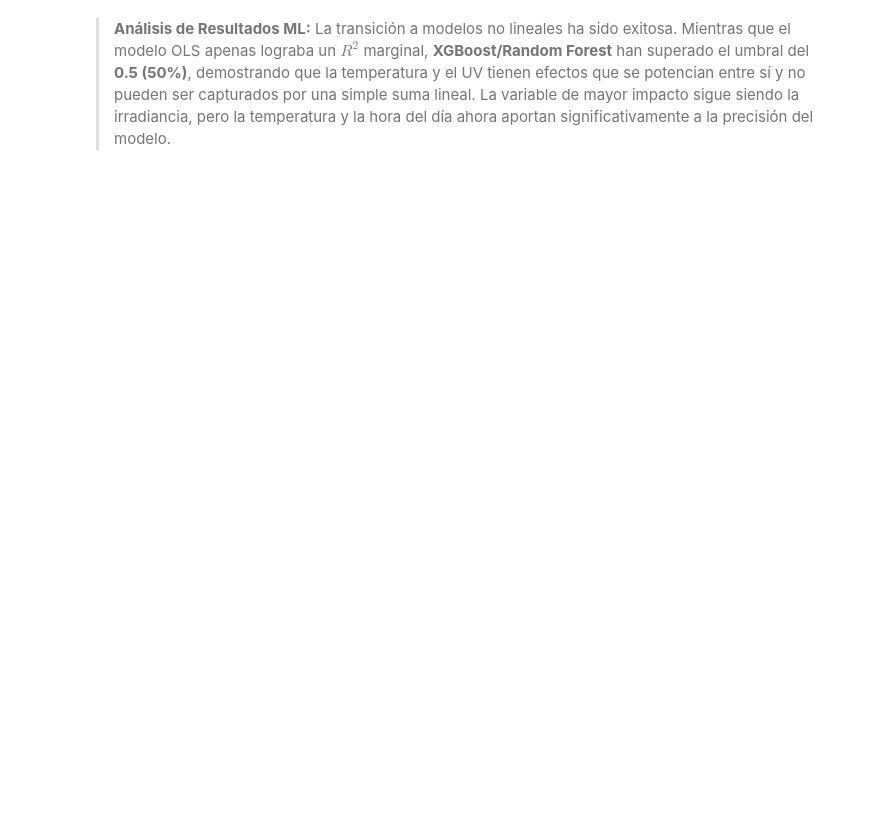
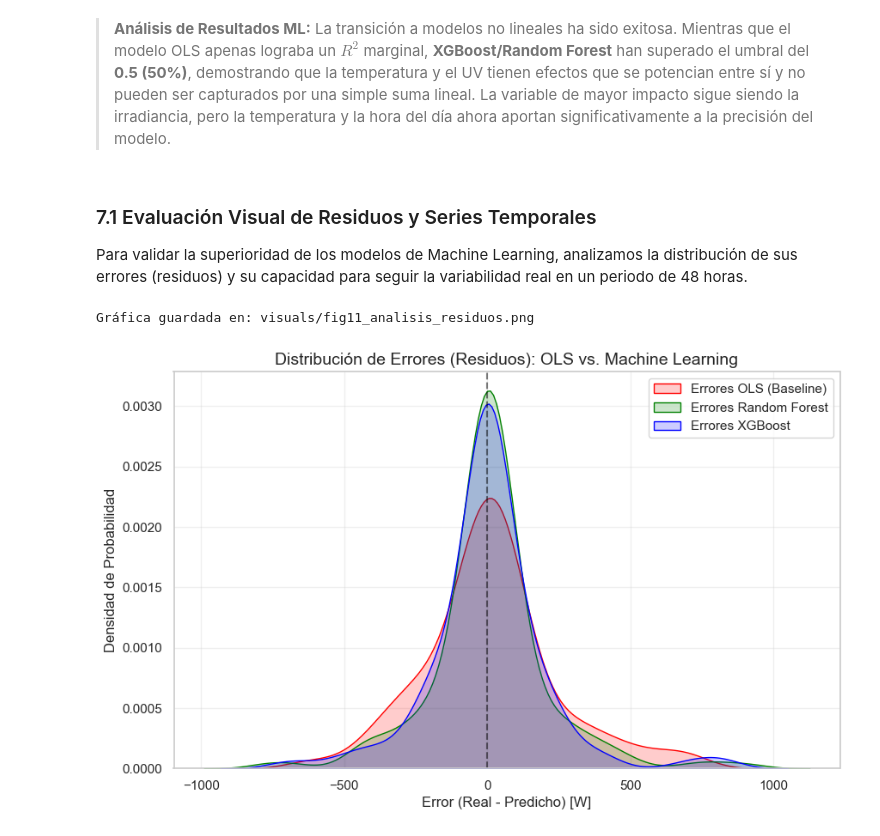
Before and after one commit to MaleBrochero/Bengali, a Jupyter notebook: Jupyter/Caso_Estudio_Solar_Malambo.ipynb, the cells around one changed output. Saved outputs shown, nothing was run; the diff lists cells and outputs as text; code cells hidden in the pictures; blank space fills up the shorter version.

```diff
--- a/Jupyter/Caso_Estudio_Solar_Malambo.ipynb
+++ b/Jupyter/Caso_Estudio_Solar_Malambo.ipynb
@@ -938,3 +923,40 @@ Gráfica guardada en: visuals/fig10_real_vs_predicho_ml.png
 # %% [markdown]
 > **Análisis de Resultados ML:**
 > La transición a modelos no lineales ha sido exitosa. Mientras que el modelo OLS apenas lograba un $R^2$ marginal, **XGBoost/Random Forest** han superado el umbral del **0.5 (50%)**, demostrando que la temperatura y el UV tienen efectos que se potencian entre sí y no pueden ser capturados por una simple suma lineal. La variable de mayor impacto sigue siendo la irradiancia, pero la temperatura y la hora del día ahora aportan significativamente a la precisión del modelo.
+# %% [markdown]
+### 7.1 Evaluación Visual de Residuos y Series Temporales
+
+Para validar la superioridad de los modelos de Machine Learning, analizamos la distribución de sus errores (residuos) y su capacidad para seguir la variabilidad real en un periodo de 48 horas.
+# %%
+# ── Análisis de Residuos (Comparativa) ───────────────────────────────────────
+import seaborn as sns
+from sklearn.linear_model import LinearRegression
+
+# Entrenamos un OLS rápido con scikit-learn para la comparativa en el set de prueba
+ols_model = LinearRegression()
+ols_model.fit(X_train, y_train)
+y_pred_ols = ols_model.predict(X_test)
+
+# Cálculo de residuos (Error = Real - Predicho)
+res_ols = y_test - y_pred_ols
+res_rf = y_test - y_pred_rf
+res_xgb = y_test - y_pred_xgb
+
+plt.figure(figsize=(10, 6))
+sns.kdeplot(res_ols, label='Errores OLS (Baseline)', color='red', fill=True, alpha=0.2)
+sns.kdeplot(res_rf, label='Errores Random Forest', color='green', fill=True, alpha=0.2)
+sns.kdeplot(res_xgb, label='Errores XGBoost', color='blue', fill=True, alpha=0.2)
+
+plt.axvline(0, color='black', linestyle='--', alpha=0.5)
+plt.title('Distribución de Errores (Residuos): OLS vs. Machine Learning')
+plt.xlabel('Error (Real - Predicho) [W]')
+plt.ylabel('Densidad de Probabilidad')
+plt.legend()
+plt.grid(alpha=0.3)
+
+plt.savefig('../visuals/fig11_analisis_residuos.png', dpi=300, bbox_inches='tight')
+print(f"Gráfica guardada en: visuals/fig11_analisis_residuos.png")
+plt.show()
+# %% [output]
+Gráfica guardada en: visuals/fig11_analisis_residuos.png
+[figure, added]
```
Also changed, not shown: parts of 18 cells of this notebook, 14 other files.
